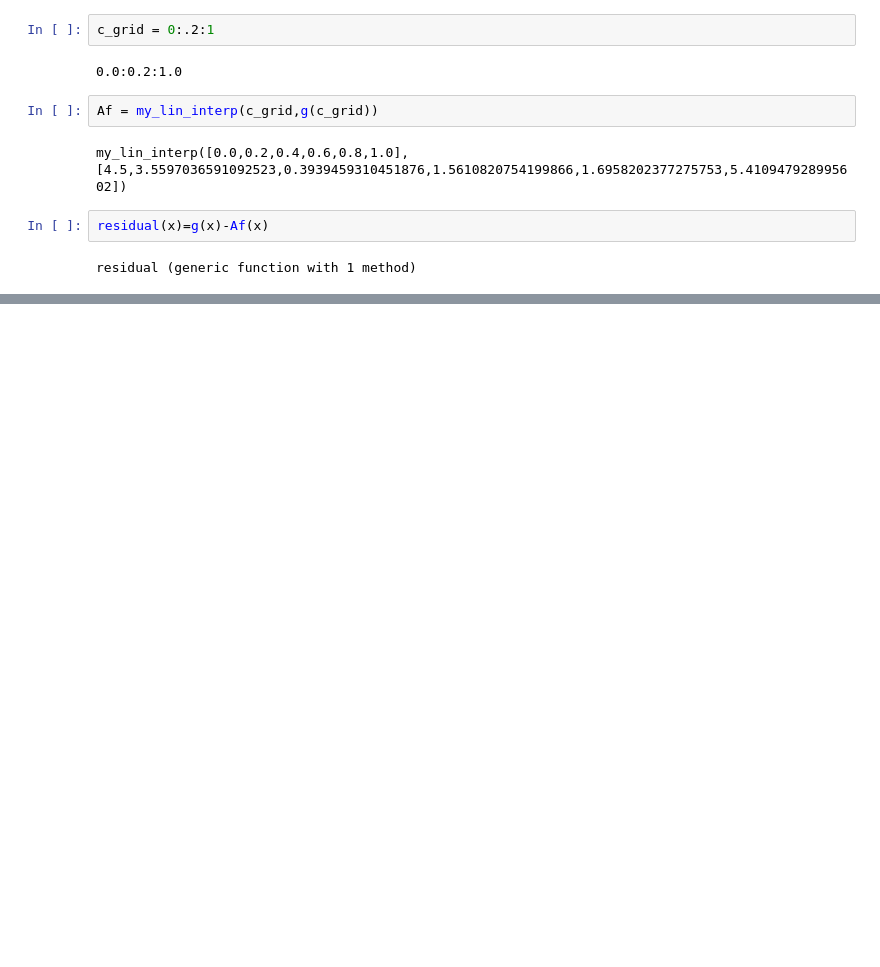
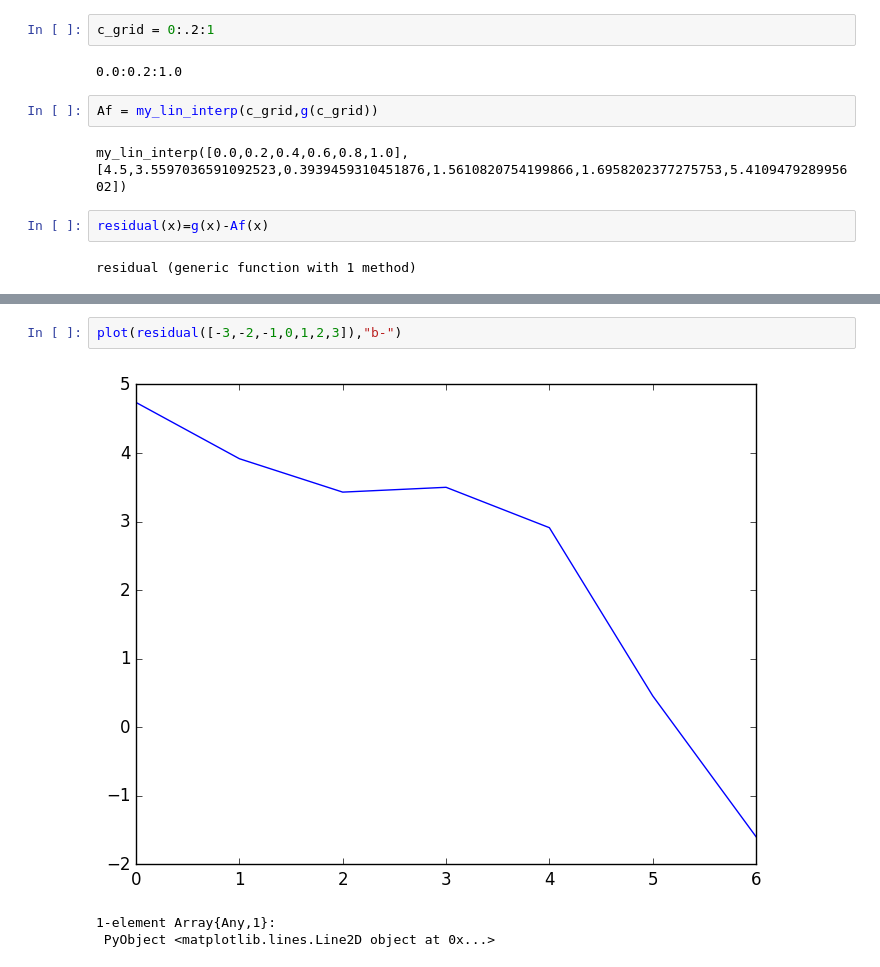
Before and after one commit to IoriS/My-, a Jupyter notebook: lin_interp_demo.ipynb, the cells around one changed output, grey strips where cells are left out. Cells and saved outputs as stored; diff of their text form; blank space fills up the shorter version.

```diff
--- a/lin_interp_demo.ipynb
+++ b/lin_interp_demo.ipynb
@@ -37,0 +48,6 @@ residual (generic function with 1 method)
+# %%
+plot(residual([-3,-2,-1,0,1,2,3]),"b-")
+# %% [output]
+[figure, added]
+1-element Array{Any,1}:
+ PyObject <matplotlib.lines.Line2D object at 0x...>
```
Also changed, not shown: parts of 4 cells of this notebook.
